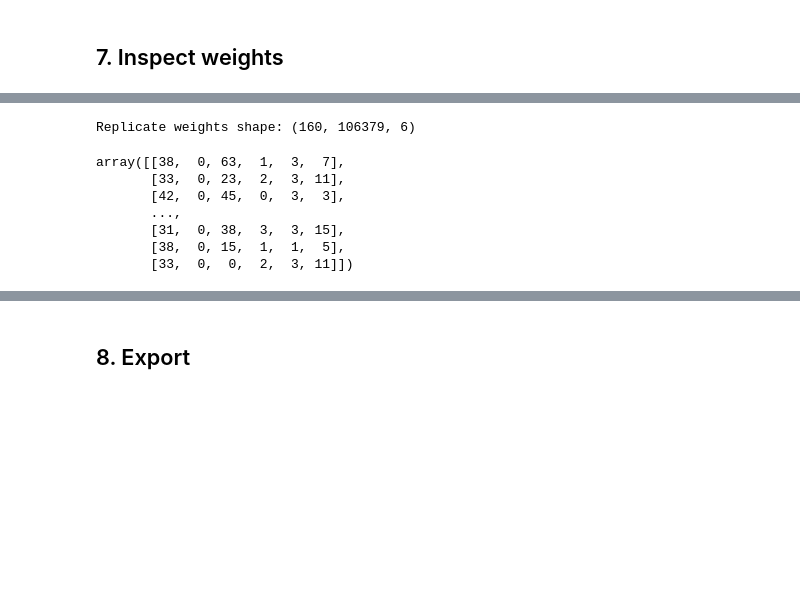
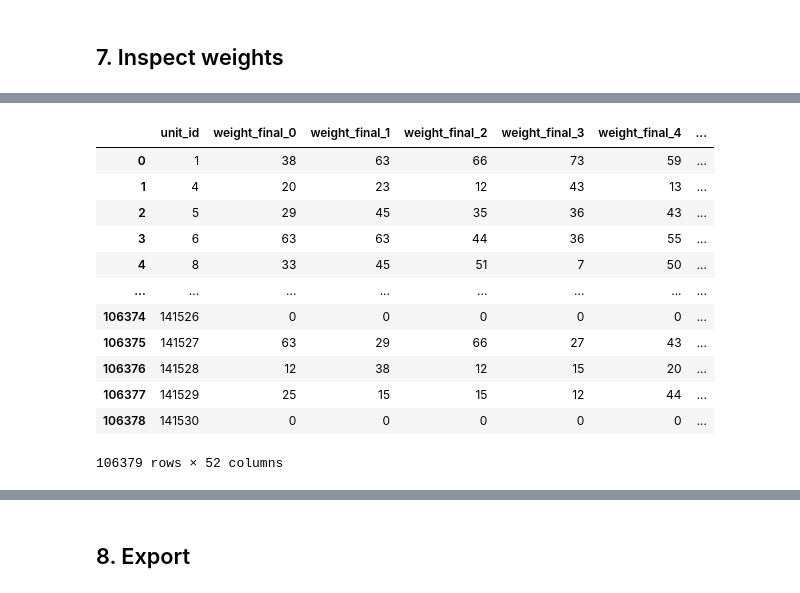
Before and after one commit to unchitta/mob-calibrate, a Jupyter notebook: examples/walkthrough_05_run_calibration.ipynb, the cells around one changed output, grey strips where cells are left out. Saved outputs shown, nothing was run; the diff lists cells and outputs as text; code cells hidden in the pictures; blank space fills up the shorter version.

Commit message:
redesigned the outputs of the Calibrator (returning a CalibrationResult object instead)

```diff
--- a/examples/walkthrough_05_run_calibration.ipynb
+++ b/examples/walkthrough_05_run_calibration.ipynb
@@ -33,8 +33,8 @@ AGE_MARGIN_FILE    = f"{DATA_DIR}/acs_age_margins_{CBSA_CODE}.csv"
 MEDOID_INFO_FILE = f"{DATA_DIR}/atus_medoid_info_{CBSA_CODE}.json"
 
 # Outputs
-OUT_WEIGHTS_MAIN = f"{DATA_DIR}/weights_main_{CBSA_CODE}.csv"
-OUT_WEIGHTS_REPLICATES = f"{DATA_DIR}/weights_replicates_{CBSA_CODE}.npy"
+OUT_CALIBRATION_RESULTS = f"{DATA_DIR}/calibration_results_{CBSA_CODE}.pkl"
+OUT_WEIGHTS = f"{DATA_DIR}/weights_{CBSA_CODE}.parquet"
 
 # ======================
 # STRATIFICATION VARIABLES
@@ -57,7 +57,7 @@ KNN_THRESHOLD  = 0.5   # min fraction of neighbors required to agree on a label
 # ======================
 # CALIBRATOR SETTINGS
 # ======================
-NUM_REPLICATES = 160
+NUM_REPLICATES = 51
 SEED           = 1234
 # %% [markdown]
 ## 1. Load data
@@ -250,0 +245,3 @@ Weights created. Use get_main_weights() or get_replicate_weights() to obtain wei
+# %%
+CALIBRATION_MODE = "demographic_behavioral"
+calibration_results = calibrator.create_weights(mode = CALIBRATION_MODE)
@@ -272,22 +255,16 @@ main_weights
-# %%
-# Replicate weights as a 3D numpy array: (num_replicates, N, num_cols)
-rep_weights = calibrator.get_replicate_weights(return_df=False)
-print(f"Replicate weights shape: {rep_weights.shape}")
-
-# Access replicate r (0-indexed) via rep_weights[r]
-# e.g. first replicate:
-rep_weights[0]
-
-# NOTE:
-## when weights are returned as np array,
-## unit_ids are not returned along with it due to
-## the possibility of them being a different dtype
-# %% [output]
-Replicate weights shape: (160, 106379, 6)
-array([[38,  0, 63,  1,  3,  7],
-       [33,  0, 23,  2,  3, 11],
-       [42,  0, 45,  0,  3,  3],
-       ...,
-       [31,  0, 38,  3,  3, 15],
-       [38,  0, 15,  1,  1,  5],
-       [33,  0,  0,  2,  3, 11]])
+# %%
+calibration_results.all_final_weights()
+# %% [output]
+|  | unit_id | weight_final_0 | weight_final_1 | weight_final_2 | weight_final_3 | weight_final_4 | ... |
+| 0 | 1 | 38 | 63 | 66 | 73 | 59 | ... |
+| 1 | 4 | 20 | 23 | 12 | 43 | 13 | ... |
+| 2 | 5 | 29 | 45 | 35 | 36 | 43 | ... |
+| 3 | 6 | 63 | 63 | 44 | 36 | 55 | ... |
+| 4 | 8 | 33 | 45 | 51 | 7 | 50 | ... |
+| ... | ... | ... | ... | ... | ... | ... | ... |
+| 106374 | 141526 | 0 | 0 | 0 | 0 | 0 | ... |
+| 106375 | 141527 | 63 | 29 | 66 | 27 | 43 | ... |
+| 106376 | 141528 | 12 | 38 | 12 | 15 | 20 | ... |
+| 106377 | 141529 | 25 | 15 | 15 | 12 | 44 | ... |
+| 106378 | 141530 | 0 | 0 | 0 | 0 | 0 | ... |
+106379 rows × 52 columns
```
Also changed, not shown: parts of 7 cells of this notebook, 2 other files.
